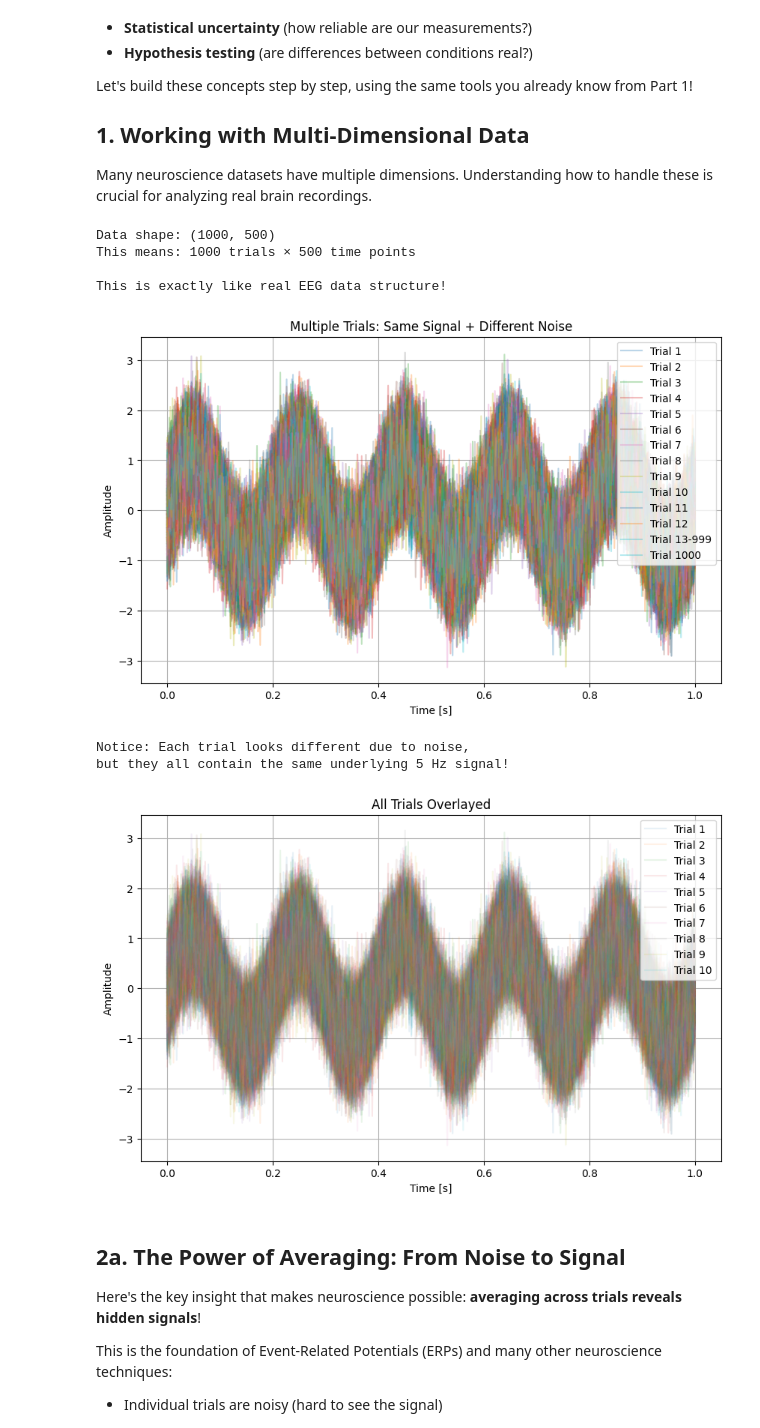
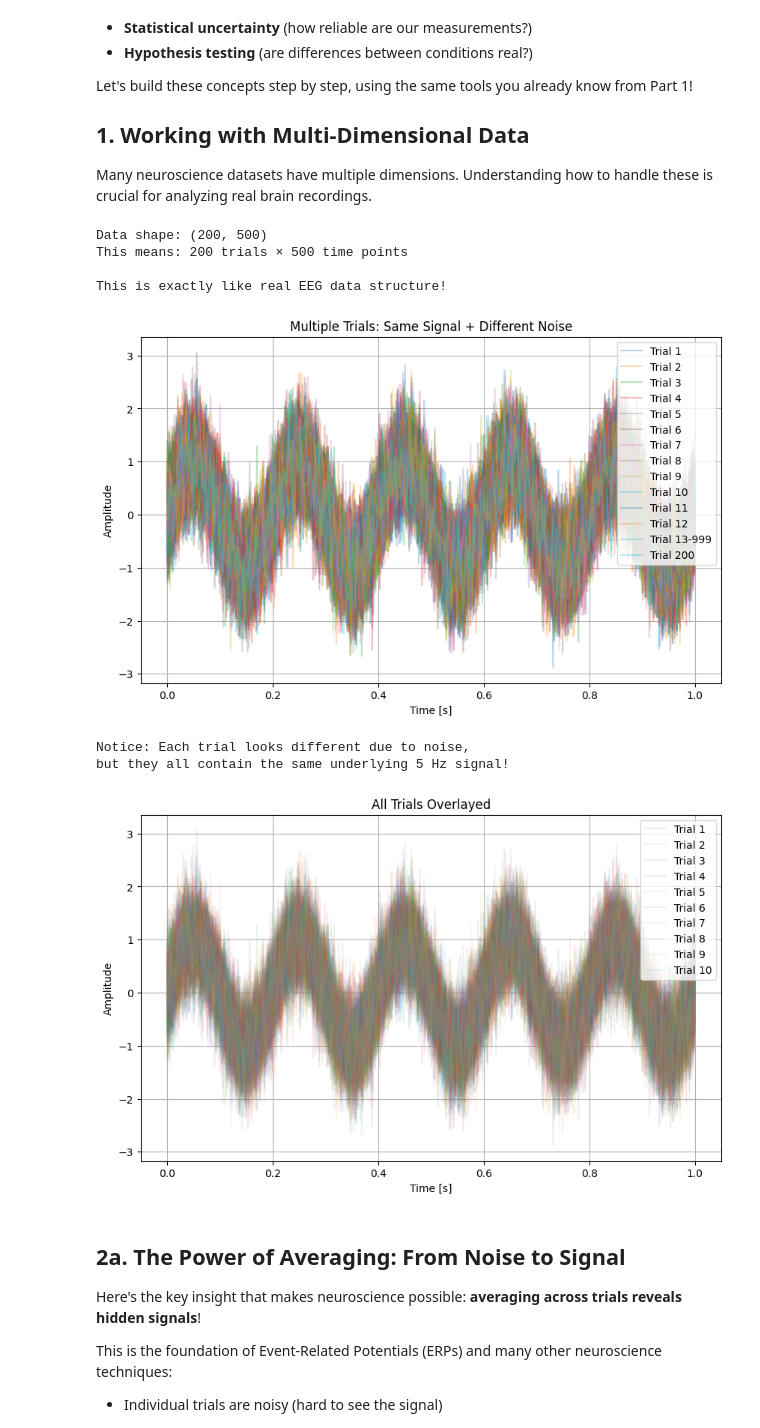
Before and after one commit to sebastianruizsebas/Python-Basics-4-Neuro-DataSci, a Jupyter notebook: part_2.ipynb, the cells around one changed output. Cells and saved outputs as stored; diff of their text form; code cells hidden in the pictures.

```diff
--- a/part_2.ipynb
+++ b/part_2.ipynb
@@ -44,7 +44,7 @@ import matplotlib.pyplot as plt
 
 # Create a multi-trial dataset (like real neuroscience experiments!)
 np.random.seed(123)  # For reproducibility
-n_trials = 1000 # 1000 trials
+n_trials = 200 # 1000 trials
 n_timepoints = 500 # 500 samples
 time = np.linspace(0, 1, n_timepoints) # 500 time points (samples) from 0 to 1 second
 
@@ -74,39 +74,39 @@ for i in range(n_trials):
         plt.plot(time, trials_data[i], alpha=0.3, label='Trial 12')
     elif i == 99:
         plt.plot(time, trials_data[i], alpha=0.3, label='Trial 13-999')
     elif i == n_trials - 1:
         plt.plot(time, trials_data[i], alpha=0.3, label=f'Trial {n_trials}')
     else:
         plt.plot(time, trials_data[i], alpha=0.3)
 plt.xlabel('Time [s]')
 plt.ylabel('Amplitude')
 plt.title('Multiple Trials: Same Signal + Different Noise')
 plt.legend()
 plt.grid(True)
 plt.show()
 
 
 # Simpler plot: all trials overlayed but only label first 10 trials to avoid overcrowding the legend
 plt.figure(figsize=(10,6))
 for i in range(n_trials):
     plt.plot(time, trials_data[i], alpha=0.1, label= f'Trial {i+1}' if i < 10 else None)
 plt.xlabel('Time [s]')
 plt.ylabel('Amplitude')
 plt.title('All Trials Overlayed')
 plt.legend()
 plt.grid(True)
 print("Notice: Each trial looks different due to noise,")
 print("but they all contain the same underlying 5 Hz signal!")
 plt.show()
 # %% [output]
-Data shape: (1000, 500)
-This means: 1000 trials × 500 time points
+Data shape: (200, 500)
+This means: 200 trials × 500 time points
 
 This is exactly like real EEG data structure!
-[figure, old version]
+[figure, new version]
 Notice: Each trial looks different due to noise,
 but they all contain the same underlying 5 Hz signal!
-[figure, old version]
+[figure, new version]
 # %% [markdown]
 ## 2a. The Power of Averaging: From Noise to Signal
 
```
Also changed, not shown: parts of 6 cells of this notebook.
